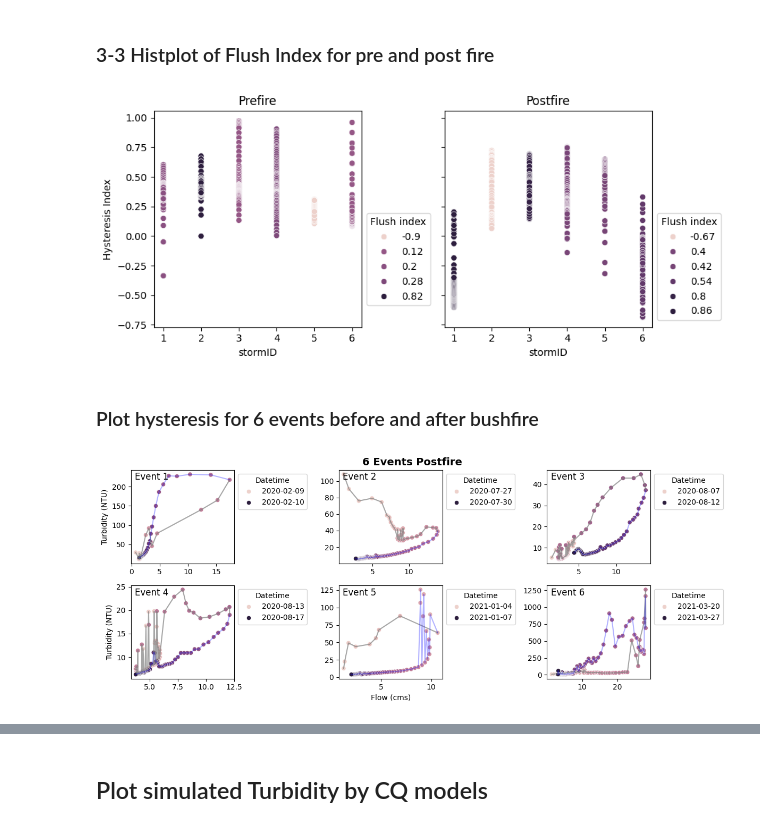
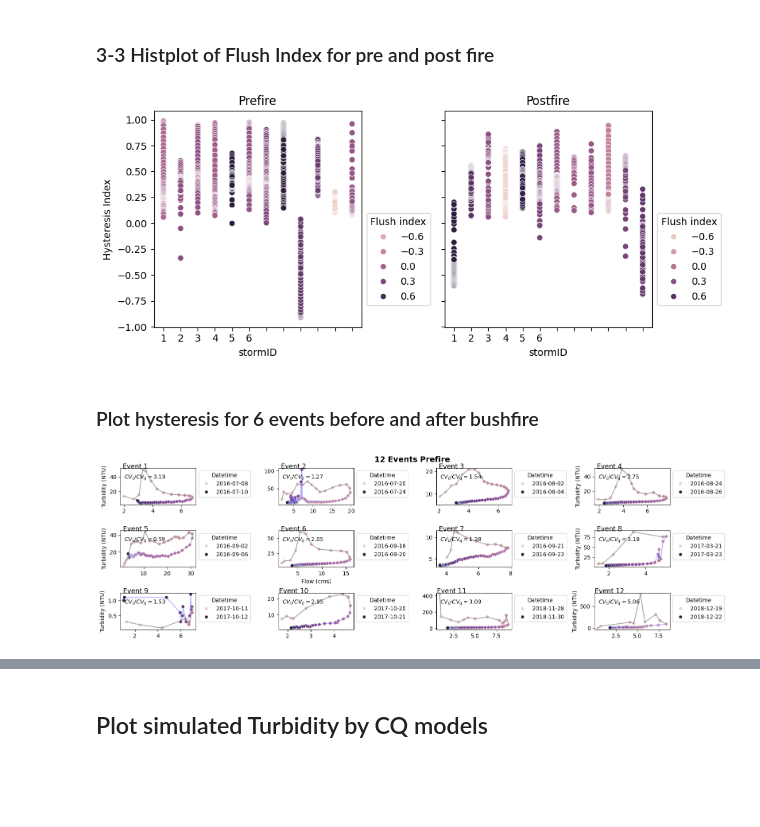
Before and after one commit to QianWanghhu/BushFireWQ, a Jupyter notebook: src/Explore_212058_CQ.ipynb, the cells around one changed output, grey strips where cells are left out. Cells and saved outputs as stored; diff of their text form; code cells hidden in the pictures; blank space fills up the shorter version.

Commit message:
Test ideas for further exploration including: (1) calculate CV, HI, FI; (2) Look at hysteresis of more events; (3) add Time Period column into Q_above_1_212058_StormEventRefilterData.csv

```diff
--- a/src/Explore_212058_CQ.ipynb
+++ b/src/Explore_212058_CQ.ipynb
@@ -133,12 +113,15 @@ pre_hys = hys_df[(hys_df['end'] < date_postfire) & (hys_df['start'] >= date_prey
 post_hys = hys_df[(hys_df['start'] >= date_postfire) & (hys_df['end'] <= date_postyear)].dropna()
 
 # Select six events of the max peak flow during each periods
-six_events = [pre_hys['q_peak'].nlargest(6).index, post_hys['q_peak'].nlargest(6).index]
-six_eventID = [[pre_hys.loc[ii, :].stormID for ii in six_events[0]], [post_hys.loc[jj, :].stormID for jj in six_events[1]]]
-six_eventID[0].sort()
-six_eventID[1].sort()
-six_eventID[0] = list(map(str, six_eventID[0]))
-six_eventID[1] = list(map(str, six_eventID[1]))
+six_events = [pre_hys['q_peak'].nlargest(12).index, post_hys['q_peak'].nlargest(12).index]
+six_eventID_int = [[pre_hys.loc[ii, :].stormID for ii in six_events[0]], [post_hys.loc[jj, :].stormID for jj in six_events[1]]]
+six_eventID = six_eventID_int.copy()
+six_eventID_int = np.array(six_eventID_int)
+six_eventID_int[0].sort()
+six_eventID_int[1].sort()
+six_eventID[0] = list(map(str, six_eventID_int[0]))
+six_eventID[1] = list(map(str, six_eventID_int[1]))
+six_eventID_int = six_eventID_int.astype('int64')
 # %%
 # import data
 hys_fn = 'HysteresisEventClean.csv'
@@ -157,10 +140,10 @@ fig, axes = plt.subplots(nrows=1, ncols=2, figsize=(9, 4), sharex=False, sharey=
 plt.subplots_adjust(wspace=0.4)
 data_temp = pd.DataFrame()
 for jj in six_eventID[0]:
-    data_temp = pd.concat([data_temp, pre_hys[pre_hys.stormID == jj]])
+    data_temp = pd.concat([data_temp, pre_hys[pre_hys['stormID'] == jj]])
 sns.scatterplot(data=data_temp, x='stormID', y='hyst_index', \
                 hue='flsh_index', ax=axes[0])
-axes[0].set_xticks(six_eventID[0])
+# axes[0].set_xticks((six_eventID[0]))
 axes[0].set_xticklabels(np.arange(1, 7))
 axes[0].legend(loc='upper left', bbox_to_anchor=(1, 0.55), title='Flush index')
 axes[0].set_ylabel('Hysteresis Index')
@@ -171,16 +154,22 @@ for jj in six_eventID[1]:
     data_temp = pd.concat([data_temp, post_hys[post_hys.stormID == jj]])
 sns.scatterplot(data=data_temp, x='stormID', y='hyst_index', \
                 hue='flsh_index', ax=axes[1])
-axes[1].set_xticks(six_eventID[1])
+# axes[1].set_xticks(six_eventID[1])
 axes[1].set_xticklabels(np.arange(1, 7))
 axes[1].set_title('Postfire')
 axes[1].legend(loc='upper left', bbox_to_anchor=(1, 0.55), title='Flush index')
 plt.tight_layout()
-plt.savefig(f'{fig_dir}HystFlshIndexScatter.png', format = 'png', dpi=300)
+# plt.savefig(f'{fig_dir}HystFlshIndexScatter.png', format = 'png', dpi=300)
 # %% [output]
-[figure, old version]
+[figure, new version]
 # %% [markdown]
 ### Plot hysteresis for 6 events before and after bushfire
+# %%
+# Calculate the CV_c/CV_q for all events
+# Read storm event data
+cv_df = pd.read_csv('../output/CQ_analysis/212058/CV_flow_tbdt.csv')
+cv_prefire = cv_df[cv_df['stormID'].isin(six_eventID_int[0])]
+cv_postfire = cv_df[cv_df['stormID'].isin(six_eventID_int[1])]
 # %%
 # Select 9 events before and after fire
 # Read storm event data
@@ -189,9 +178,9 @@ storm_data = pd.read_csv('../output/CQ_analysis/212058/' + \
                         index_col = 'id')
 # Set stormID to str format
 # Select six events of the max peak flow during each periods
-fig, axes = plt.subplots(nrows=2, ncols=3, sharex=False, sharey=False, figsize=(12, 5))
-title = ['6 Events Prefire', '6 Events Postfire'][1]
-dt_plot = six_eventID[1] # six_eventID[1] for postfire events and six_eventID[0] for prefire events
+fig, axes = plt.subplots(nrows=3, ncols=4, sharex=False, sharey=False, figsize=(16, 5))
+title = ['12 Events Prefire', '12 Events Postfire'][0]
+dt_plot = six_eventID_int[0] # six_eventID[1] for postfire events and six_eventID[0] for prefire events
 kk = 0
 # Plot the normalized flow and turbidity if norm_plot = True;
 # Otherwise, plot the absolute values of flow and turbidity
@@ -202,43 +191,44 @@ if norm_plot:
 else:
     xx = 'total_flow'; yy = 'Turbidity (NTU)'
     xlab = 'Flow (cms)'; ylab = yy
-for ii in range(2):
-    for jj in range(3):
+for ii in range(3):
+    for jj in range(4):
         # Simplified condition for legend
         # lgnd = kk == 5
         lgnd = True
         hys_temp = storm_data[storm_data['stormID'] == float(dt_plot[kk])]
+        cvcq = cv_df.loc[(cv_df['stormID'] == float(dt_plot[kk])), 'cvcq_total'].values[0]
         peak_idx = hys_temp['norm_tot_q'].idxmax()
         # Plot the hysteresis for each period
         sns.scatterplot(hys_temp, x = xx, y =yy, hue='norm_ts', \
                         ax = axes[ii, jj], legend=lgnd)
         sns.lineplot(hys_temp.loc[:peak_idx, :], x = xx, y =yy, \
                         ax = axes[ii, jj], legend=lgnd, color='grey', alpha=0.7)
         sns.lineplot(hys_temp.loc[peak_idx:, :], x = xx, y =yy, \
                         ax = axes[ii, jj], legend=lgnd, color='blue', alpha=0.3)
         # Set event ID as title
         axes[ii, jj].set_title(f'Event {kk + 1}', loc='center', pad=12, x=0.2, y=0.8)
+        axes[ii, jj].text(0.05, 0.7, r'$CV_c/CV_q = {:.2f}$'.format(cvcq), transform=axes[ii, jj].transAxes)
         # Creating a custom legend with absolute time for each subplot
         handles, labels = axes[ii, jj].get_legend_handles_labels()
         # Create custom legend labels: only include the first and last absolute time
         custom_labels = [str(hys_temp.Datetime.values[0][0:10]), str(hys_temp.Datetime.values[-1][0:10])]
         # Set the new legend with the custom labels
         axes[ii, jj].legend([handles[0], handles[-1]], custom_labels, title="Datetime",
                             loc='upper left', bbox_to_anchor=(1., 1))
         kk += 1
         #Set subplot's xlabel to none
         axes[ii, jj].set_xlabel('')
     # Set labels
     axes[ii, 0].set_ylabel(ylab)
     axes[ii, 1].set_ylabel('')
     axes[ii, 2].set_ylabel('')
 
-
 axes[1, 1].set_xlabel(xlab)
 plt.suptitle(title, fontsize=font_size, fontweight='bold', y=0.95)
 plt.subplots_adjust(wspace=0.02, hspace=0.05)
 # axes[1, 2].legend(loc='upper left', bbox_to_anchor=(1, 1), title='Legend')
 plt.tight_layout()
-plt.savefig(f'{fig_dir}{title}HysteresisAbsolute{norm_plot}.png', format='png', dpi=300)
+plt.savefig(f'{fig_dir}{title}HysteresisNorm{norm_plot}.png', format='png', dpi=300)
 # %% [output]
-[figure, old version]
+[figure, new version]
```
Also changed, not shown: parts of 13 cells of this notebook, 22 other files.
